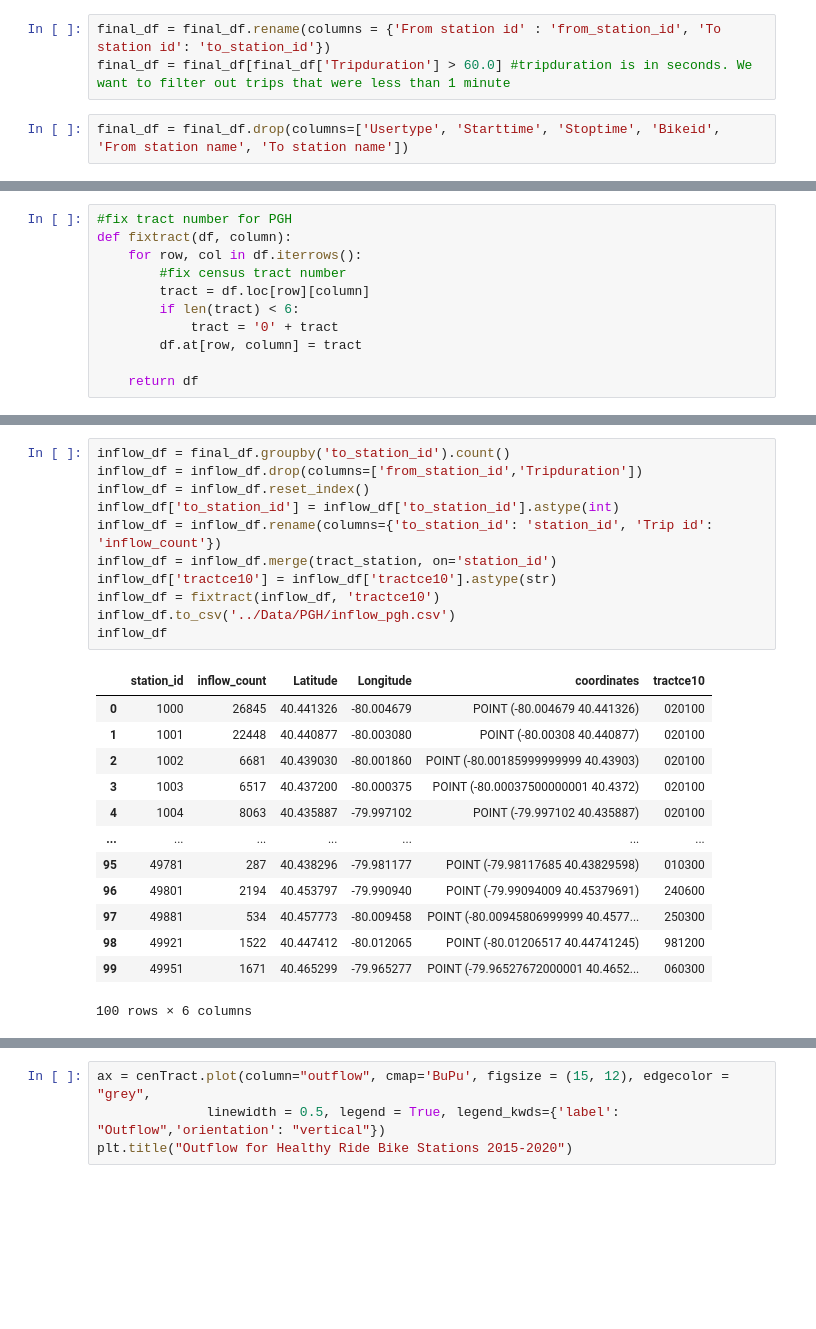
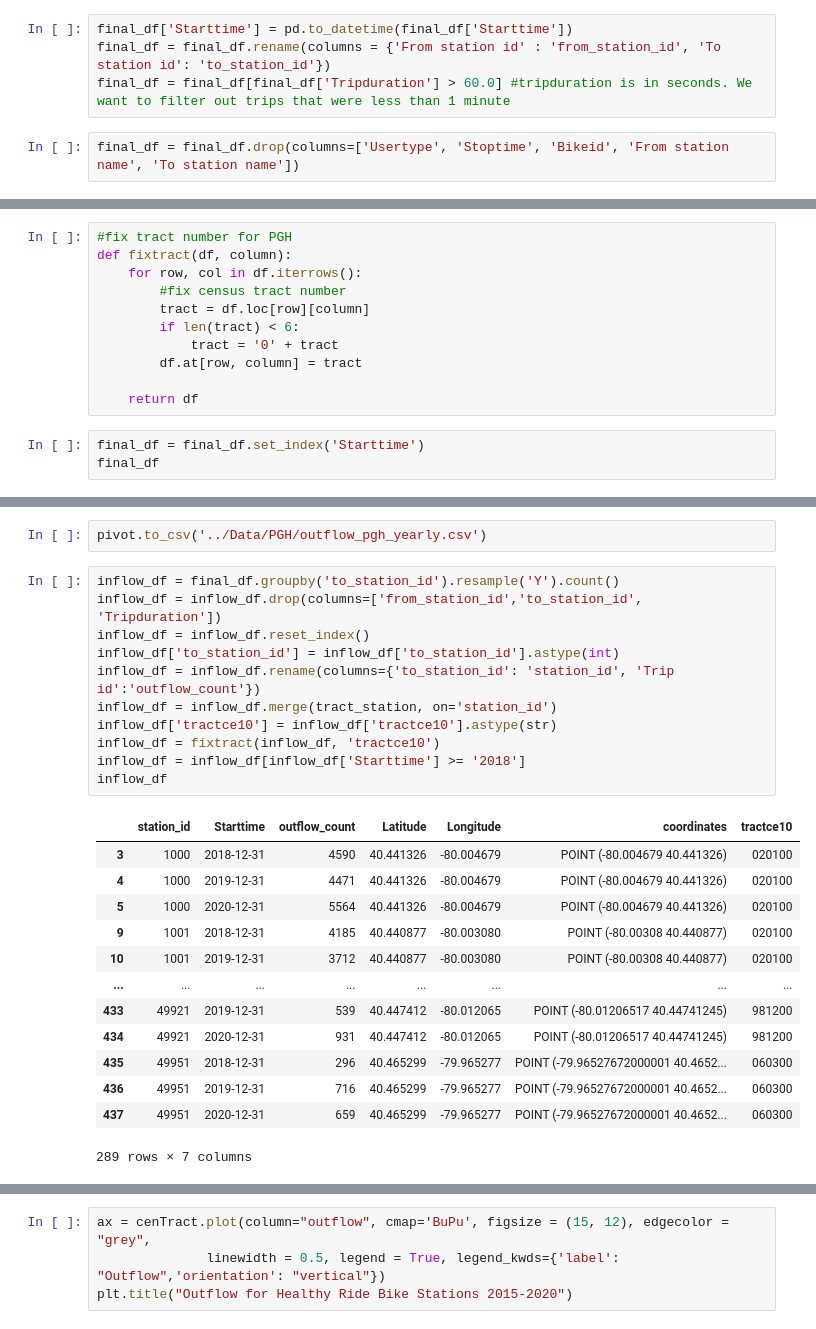
Before and after one commit to katelyn98/HealthyRide-Mapping, a Jupyter notebook: Notebooks/InflowOutflow.ipynb, the cells around one changed output, grey strips where cells are left out. Drawn from its saved outputs; the diff is of its cells as text; blank space fills up the shorter version.

```diff
--- a/Notebooks/InflowOutflow.ipynb
+++ b/Notebooks/InflowOutflow.ipynb
@@ -56,7 +72,8 @@ final_df = pd.concat(list_df, ignore_index=True)
 # %% [markdown]
 #### Counting outflow first
 # %%
+final_df['Starttime'] = pd.to_datetime(final_df['Starttime'])
 final_df = final_df.rename(columns = {'From station id' : 'from_station_id', 'To station id': 'to_station_id'})
 final_df = final_df[final_df['Tripduration'] > 60.0] #tripduration is in seconds. We want to filter out trips that were less than 1 minute
 # %%
-final_df = final_df.drop(columns=['Usertype', 'Starttime', 'Stoptime', 'Bikeid', 'From station name', 'To station name'])
+final_df = final_df.drop(columns=['Usertype', 'Stoptime', 'Bikeid', 'From station name', 'To station name'])
@@ -76,3 +109,6 @@ def fixtract(df, column):
         df.at[row, column] = tract
 
     return df
+# %%
+final_df = final_df.set_index('Starttime')
+final_df
@@ -104,25 +193,27 @@ outflow_df
+# %%
+pivot.to_csv('../Data/PGH/outflow_pgh_yearly.csv')
 # %%
-inflow_df = final_df.groupby('to_station_id').count()
-inflow_df = inflow_df.drop(columns=['from_station_id','Tripduration'])
+inflow_df = final_df.groupby('to_station_id').resample('Y').count()
+inflow_df = inflow_df.drop(columns=['from_station_id','to_station_id', 'Tripduration'])
 inflow_df = inflow_df.reset_index()
 inflow_df['to_station_id'] = inflow_df['to_station_id'].astype(int)
-inflow_df = inflow_df.rename(columns={'to_station_id': 'station_id', 'Trip id': 'inflow_count'})
+inflow_df = inflow_df.rename(columns={'to_station_id': 'station_id', 'Trip id':'outflow_count'})
 inflow_df = inflow_df.merge(tract_station, on='station_id')
 inflow_df['tractce10'] = inflow_df['tractce10'].astype(str)
 inflow_df = fixtract(inflow_df, 'tractce10')
-inflow_df.to_csv('../Data/PGH/inflow_pgh.csv')
+inflow_df = inflow_df[inflow_df['Starttime'] >= '2018']
 inflow_df
 # %% [output]
-|  | station_id | inflow_count | Latitude | Longitude | coordinates | tractce10 |
-| 0 | 1000 | 26845 | 40.441326 | -80.004679 | POINT (-80.004679 40.441326) | 020100 |
-| 1 | 1001 | 22448 | 40.440877 | -80.003080 | POINT (-80.00308 40.440877) | 020100 |
-| 2 | 1002 | 6681 | 40.439030 | -80.001860 | POINT (-80.00185999999999 40.43903) | 020100 |
-| 3 | 1003 | 6517 | 40.437200 | -80.000375 | POINT (-80.00037500000001 40.4372) | 020100 |
-| 4 | 1004 | 8063 | 40.435887 | -79.997102 | POINT (-79.997102 40.435887) | 020100 |
-| ... | ... | ... | ... | ... | ... | ... |
-| 95 | 49781 | 287 | 40.438296 | -79.981177 | POINT (-79.98117685 40.43829598) | 010300 |
-| 96 | 49801 | 2194 | 40.453797 | -79.990940 | POINT (-79.99094009 40.45379691) | 240600 |
-| 97 | 49881 | 534 | 40.457773 | -80.009458 | POINT (-80.00945806999999 40.4577... | 250300 |
-| 98 | 49921 | 1522 | 40.447412 | -80.012065 | POINT (-80.01206517 40.44741245) | 981200 |
-| 99 | 49951 | 1671 | 40.465299 | -79.965277 | POINT (-79.96527672000001 40.4652... | 060300 |
+|  | station_id | Starttime | outflow_count | Latitude | Longitude | coordinates | tractce10 |
+| 3 | 1000 | 2018-12-31 | 4590 | 40.441326 | -80.004679 | POINT (-80.004679 40.441326) | 020100 |
+| 4 | 1000 | 2019-12-31 | 4471 | 40.441326 | -80.004679 | POINT (-80.004679 40.441326) | 020100 |
+| 5 | 1000 | 2020-12-31 | 5564 | 40.441326 | -80.004679 | POINT (-80.004679 40.441326) | 020100 |
+| 9 | 1001 | 2018-12-31 | 4185 | 40.440877 | -80.003080 | POINT (-80.00308 40.440877) | 020100 |
+| 10 | 1001 | 2019-12-31 | 3712 | 40.440877 | -80.003080 | POINT (-80.00308 40.440877) | 020100 |
+| ... | ... | ... | ... | ... | ... | ... | ... |
+| 433 | 49921 | 2019-12-31 | 539 | 40.447412 | -80.012065 | POINT (-80.01206517 40.44741245) | 981200 |
+| 434 | 49921 | 2020-12-31 | 931 | 40.447412 | -80.012065 | POINT (-80.01206517 40.44741245) | 981200 |
+| 435 | 49951 | 2018-12-31 | 296 | 40.465299 | -79.965277 | POINT (-79.96527672000001 40.4652... | 060300 |
+| 436 | 49951 | 2019-12-31 | 716 | 40.465299 | -79.965277 | POINT (-79.96527672000001 40.4652... | 060300 |
+| 437 | 49951 | 2020-12-31 | 659 | 40.465299 | -79.965277 | POINT (-79.96527672000001 40.4652... | 060300 |
-100 rows × 6 columns
+289 rows × 7 columns
```
Also changed, not shown: parts of 13 cells of this notebook, 2 other files.
